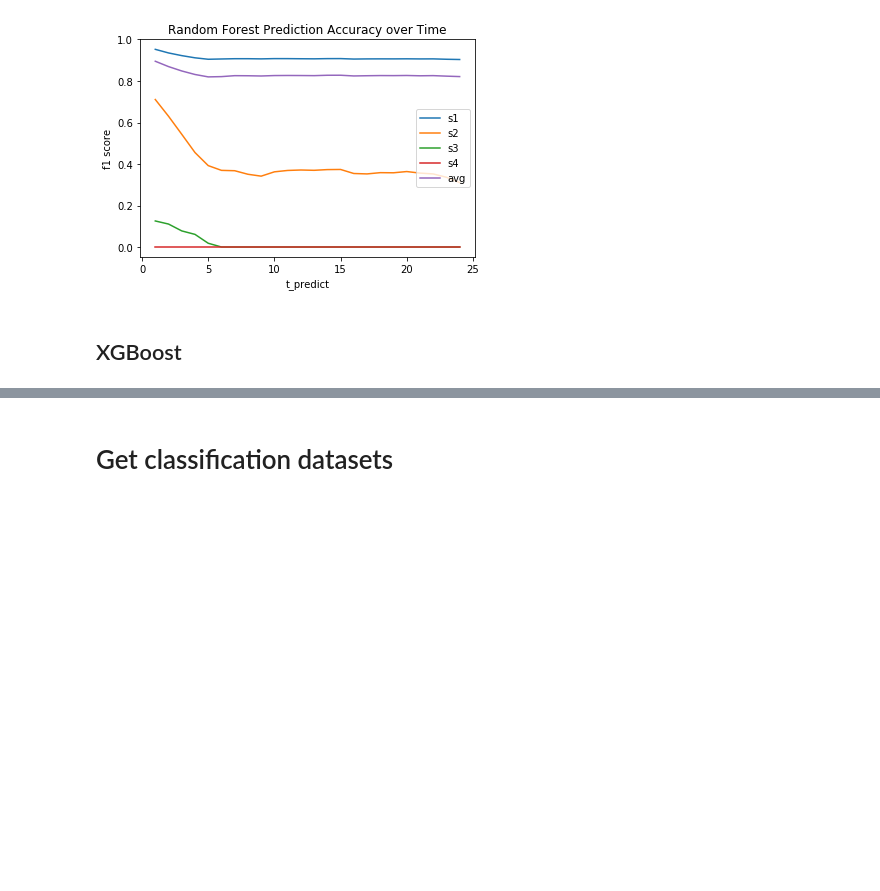
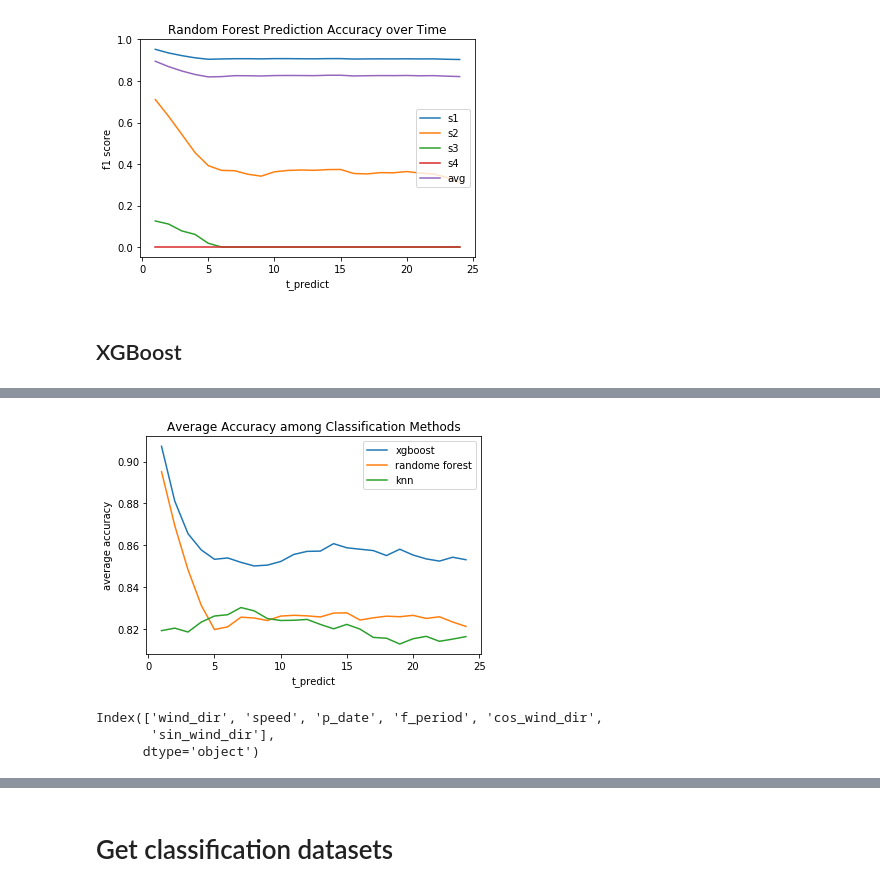
Before and after one commit to leobix/safi, a Jupyter notebook: safi_project_processing-classification.ipynb, the cells around one changed output, grey strips where cells are left out. Saved outputs shown, nothing was run; the diff lists cells and outputs as text; code cells hidden in the pictures; blank space fills up the shorter version.

Commit message:
updating classification

```diff
--- a/safi_project_processing-classification.ipynb
+++ b/safi_project_processing-classification.ipynb
@@ -316,0 +335,14 @@ NameError: name 'result_df_xg' is not defined
+# %%
+#plot all methods
+t = range(1,25)
+plt.plot(t, result_df_xg['avg'], label='xgboost')
+plt.plot(t, result_df_rf['avg'], label='randome forest')
+plt.plot(t, result_df_knn['avg'], label='knn')
+plt.title('Average Accuracy among Classification Methods')
+plt.xlabel('t_predict')
+plt.ylabel('average accuracy')
+plt.legend()
+plt.savefig('classification_compare.png')
+plt.show()
+# %% [output]
+[figure, added]
@@ -316,0 +402,6 @@ NameError: name 'result_df_xg' is not defined
+# %%
+forecast_df.columns
+# %% [output]
+Index(['wind_dir', 'speed', 'p_date', 'f_period', 'cos_wind_dir',
+       'sin_wind_dir'],
+      dtype='object')
```
Also changed, not shown: parts of 5 cells of this notebook.
